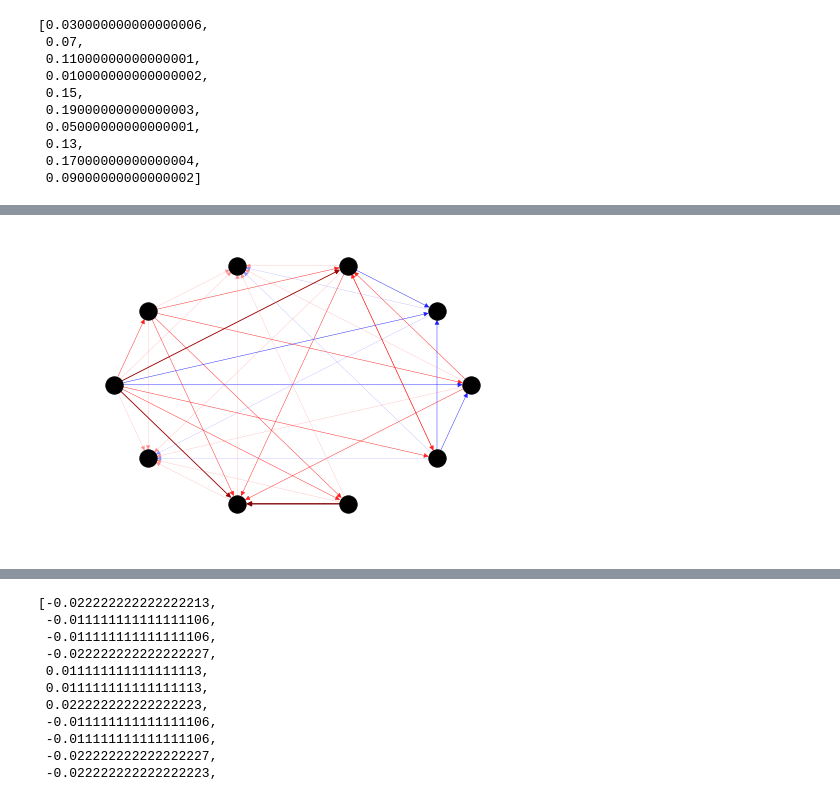
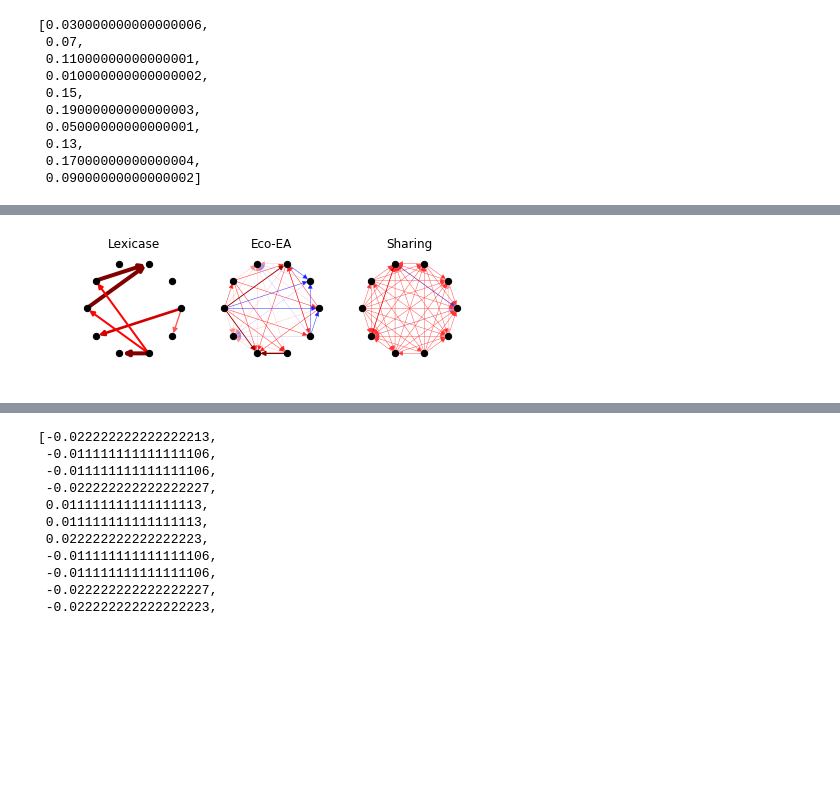
Before and after one commit to emilydolson/ecology_of_evolutionary_computation, a Jupyter notebook: Selection_Scheme_Communities.ipynb, the cells around one changed output, grey strips where cells are left out. Drawn from its saved outputs; the diff is of its cells as text; code cells hidden in the pictures; blank space fills up the shorter version.

Commit message:
Made network figure

```diff
--- a/Selection_Scheme_Communities.ipynb
+++ b/Selection_Scheme_Communities.ipynb
@@ -297,13 +287,41 @@ nx.draw_shell(lex_g, node_color="black", edge_color=e, edge_vmin=global_vmin, ed
 # %%
+
+plt.figure(figsize=(7, 2))
+plt.subplot(131)
+
+lex_g = nx.DiGraph()
+lex_g = nx.from_dict_of_dicts(lex, create_using=lex_g)
+
+e=[d["weight"] for (u,v,d) in lex_g.edges(data=True)]
+
+widths=[abs(d['weight'])*20 for (u,v,d) in lex_g.edges(data=True)]
+
+nx.draw_shell(lex_g, node_color="black", node_size=40, edge_color=e, edge_vmin=global_vmin, edge_vmax=global_vmax,edge_cmap=matplotlib.cm.seismic_r, width=widths, with_labels=False)
+plt.title("Lexicase")
+plt.subplot(132)
+
 eco_g = nx.DiGraph()
 eco_g = nx.from_dict_of_dicts(eco, create_using=eco_g)
 
 e=[d["weight"]*4 for (u,v,d) in eco_g.edges(data=True)]
 widths=[abs(d['weight'])*20 for (u,v,d) in eco_g.edges(data=True)]
 
 #e=["red" if d['weight'] < 0 else "blue" for (u,v,d) in eco_g.edges(data=True)]
 #print(e)
 
-nx.draw_shell(eco_g, edge_cmap=matplotlib.cm.seismic_r, width=widths, edge_vmin=global_vmin, edge_vmax=global_vmax, node_color="black", edge_color=e, with_labels=False)
+nx.draw_shell(eco_g, edge_cmap=matplotlib.cm.seismic_r, node_size=40, width=widths, edge_vmin=global_vmin, edge_vmax=global_vmax, node_color="black", edge_color=e, with_labels=False)
+plt.title("Eco-EA")
+plt.subplot(133)
+
+share_g = nx.DiGraph()
+share_g = nx.from_dict_of_dicts(share, create_using=share_g)
+
+e=[d["weight"] * 4 for (u,v,d) in share_g.edges(data=True)]
+widths=[abs(d['weight'])*20 for (u,v,d) in share_g.edges(data=True)]
+
+#e=["red" if d['weight'] < 0 else "blue" for (u,v,d) in share_g.edges(data=True)]
+
+nx.draw_shell(share_g, node_size=40, node_color="black", edge_color=e, edge_cmap=matplotlib.cm.seismic_r, edge_vmin=global_vmin, edge_vmax=global_vmax, width=widths, with_labels=False)
+plt.title("Sharing")
 # %% [output]
-[figure, old version]
+[figure, new version]
```
Also changed, not shown: parts of 4 cells of this notebook, 1 other file.
